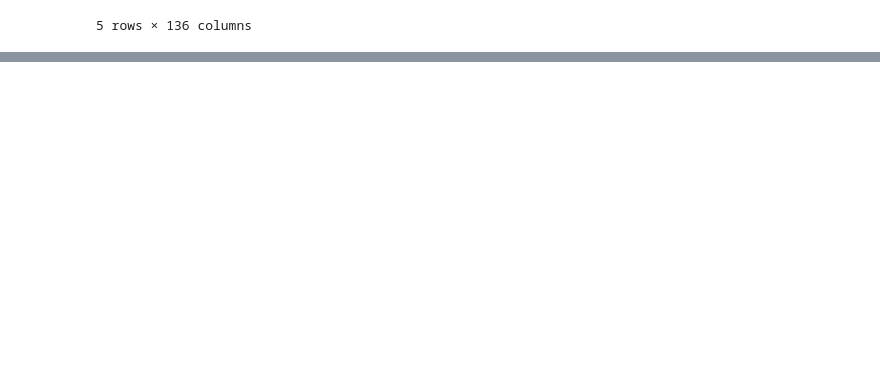
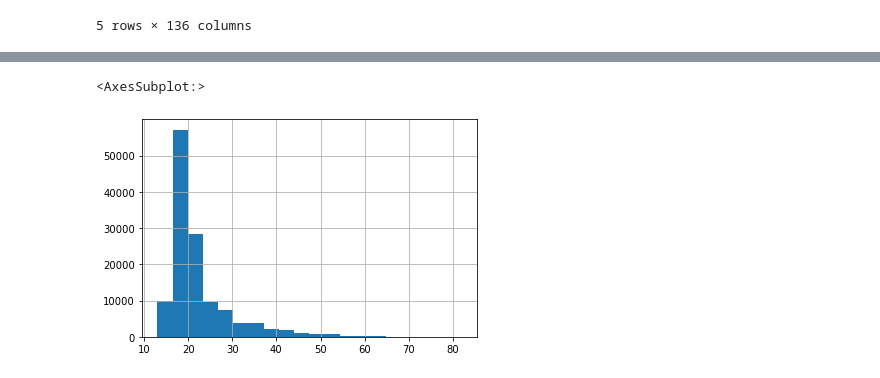
Before and after one commit to RodrigoAB93/ImersaoDadosAlura, a Jupyter notebook: Aula01.ipynb, the cells around one changed output, grey strips where cells are left out. Cells and saved outputs as stored; diff of their text form; code cells hidden in the pictures; blank space fills up the shorter version.

```diff
--- a/Aula01.ipynb
+++ b/Aula01.ipynb
@@ -14,0 +150,5 @@ data.head()
+# %%
+data["NU_IDADE"].hist(bins=20)
+# %% [output]
+<AxesSubplot:>
+[figure, added]
```
Also changed, not shown: parts of 23 cells of this notebook.
